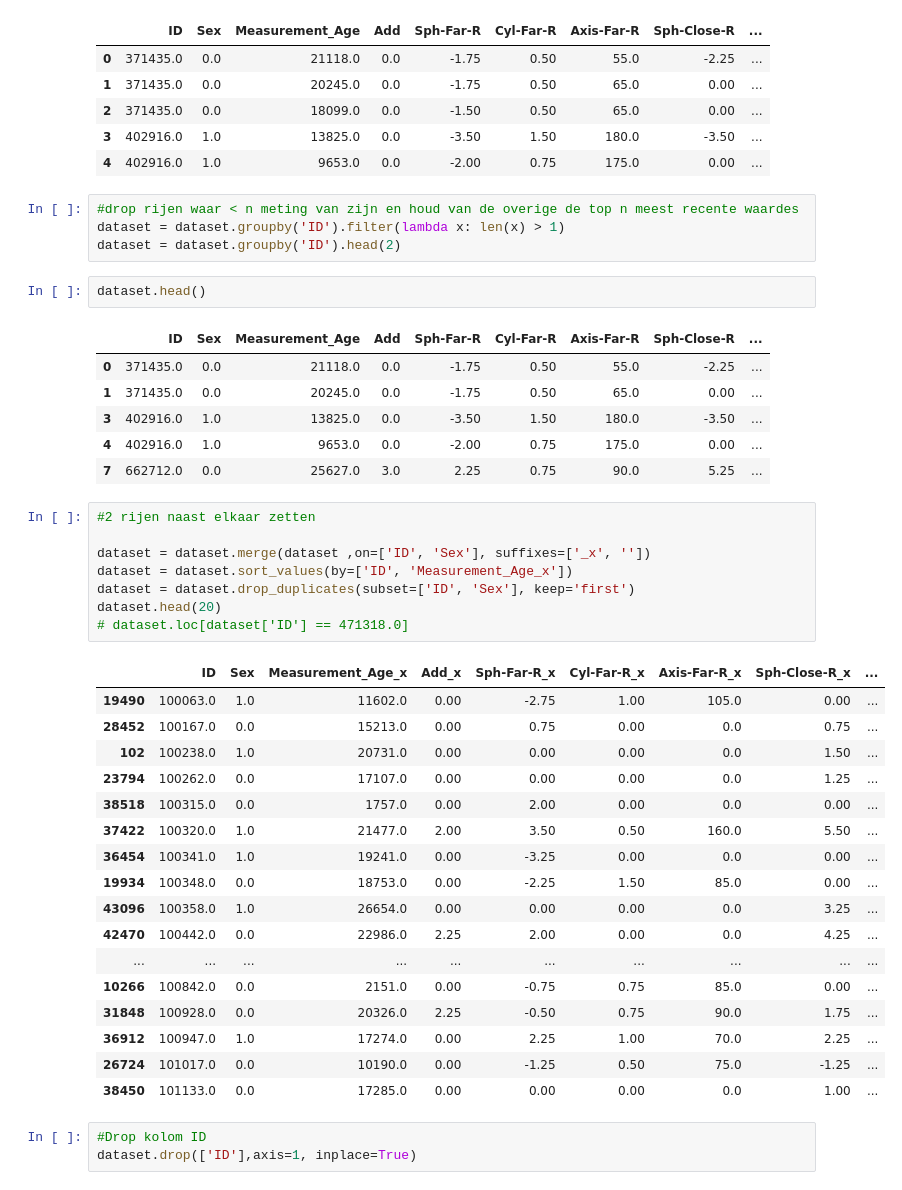
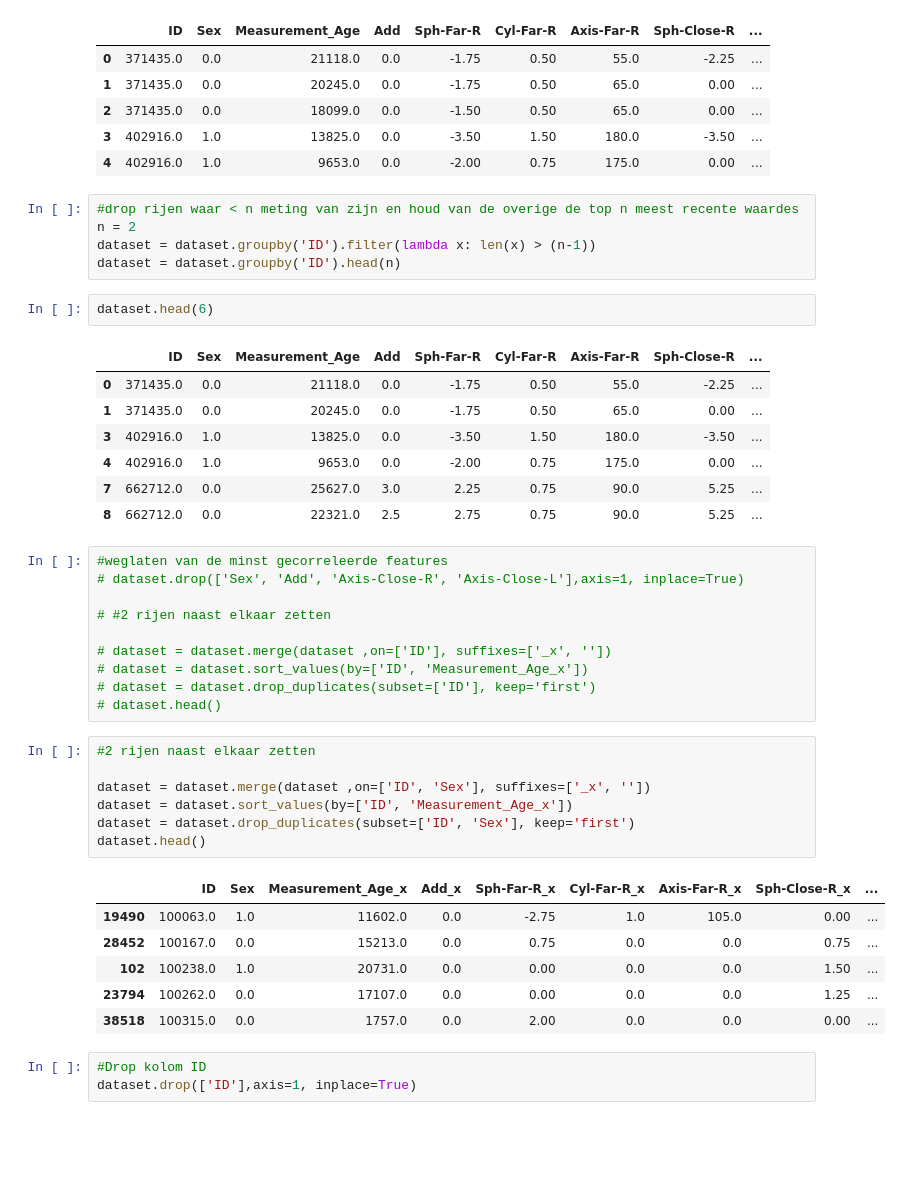
Before and after one commit to Arno989/Project-3, a Jupyter notebook: ML/2_row_model.ipynb, the cells around one changed output. Saved outputs shown, nothing was run; the diff lists cells and outputs as text; blank space fills up the shorter version.

```diff
--- a/ML/2_row_model.ipynb
+++ b/ML/2_row_model.ipynb
@@ -42,10 +38,11 @@ dataset.head(5)
 | 4 | 402916.0 | 1.0 | 9653.0 | 0.0 | -2.00 | 0.75 | 175.0 | 0.00 | ... |
 # %%
 #drop rijen waar < n meting van zijn en houd van de overige de top n meest recente waardes
-dataset = dataset.groupby('ID').filter(lambda x: len(x) > 1)
-dataset = dataset.groupby('ID').head(2)
+n = 2
+dataset = dataset.groupby('ID').filter(lambda x: len(x) > (n-1))
+dataset = dataset.groupby('ID').head(n)
 # %%
-dataset.head()
+dataset.head(6)
 # %% [output]
 |  | ID | Sex | Measurement_Age | Add | Sph-Far-R | Cyl-Far-R | Axis-Far-R | Sph-Close-R | ... |
 | 0 | 371435.0 | 0.0 | 21118.0 | 0.0 | -1.75 | 0.50 | 55.0 | -2.25 | ... |
@@ -53,32 +50,31 @@ dataset.head()
 | 3 | 402916.0 | 1.0 | 13825.0 | 0.0 | -3.50 | 1.50 | 180.0 | -3.50 | ... |
 | 4 | 402916.0 | 1.0 | 9653.0 | 0.0 | -2.00 | 0.75 | 175.0 | 0.00 | ... |
 | 7 | 662712.0 | 0.0 | 25627.0 | 3.0 | 2.25 | 0.75 | 90.0 | 5.25 | ... |
+| 8 | 662712.0 | 0.0 | 22321.0 | 2.5 | 2.75 | 0.75 | 90.0 | 5.25 | ... |
+# %%
+#weglaten van de minst gecorreleerde features
+# dataset.drop(['Sex', 'Add', 'Axis-Close-R', 'Axis-Close-L'],axis=1, inplace=True)
+
+# #2 rijen naast elkaar zetten
+
+# dataset = dataset.merge(dataset ,on=['ID'], suffixes=['_x', ''])
+# dataset = dataset.sort_values(by=['ID', 'Measurement_Age_x'])
+# dataset = dataset.drop_duplicates(subset=['ID'], keep='first')
+# dataset.head()
 # %%
 #2 rijen naast elkaar zetten
 
 dataset = dataset.merge(dataset ,on=['ID', 'Sex'], suffixes=['_x', ''])
 dataset = dataset.sort_values(by=['ID', 'Measurement_Age_x'])
 dataset = dataset.drop_duplicates(subset=['ID', 'Sex'], keep='first')
-dataset.head(20)
-# dataset.loc[dataset['ID'] == 471318.0]
+dataset.head()
 # %% [output]
 |  | ID | Sex | Measurement_Age_x | Add_x | Sph-Far-R_x | Cyl-Far-R_x | Axis-Far-R_x | Sph-Close-R_x | ... |
-| 19490 | 100063.0 | 1.0 | 11602.0 | 0.00 | -2.75 | 1.00 | 105.0 | 0.00 | ... |
-| 28452 | 100167.0 | 0.0 | 15213.0 | 0.00 | 0.75 | 0.00 | 0.0 | 0.75 | ... |
-| 102 | 100238.0 | 1.0 | 20731.0 | 0.00 | 0.00 | 0.00 | 0.0 | 1.50 | ... |
-| 23794 | 100262.0 | 0.0 | 17107.0 | 0.00 | 0.00 | 0.00 | 0.0 | 1.25 | ... |
-| 38518 | 100315.0 | 0.0 | 1757.0 | 0.00 | 2.00 | 0.00 | 0.0 | 0.00 | ... |
-| 37422 | 100320.0 | 1.0 | 21477.0 | 2.00 | 3.50 | 0.50 | 160.0 | 5.50 | ... |
-| 36454 | 100341.0 | 1.0 | 19241.0 | 0.00 | -3.25 | 0.00 | 0.0 | 0.00 | ... |
-| 19934 | 100348.0 | 0.0 | 18753.0 | 0.00 | -2.25 | 1.50 | 85.0 | 0.00 | ... |
-| 43096 | 100358.0 | 1.0 | 26654.0 | 0.00 | 0.00 | 0.00 | 0.0 | 3.25 | ... |
-| 42470 | 100442.0 | 0.0 | 22986.0 | 2.25 | 2.00 | 0.00 | 0.0 | 4.25 | ... |
-| ... | ... | ... | ... | ... | ... | ... | ... | ... | ... |
-| 10266 | 100842.0 | 0.0 | 2151.0 | 0.00 | -0.75 | 0.75 | 85.0 | 0.00 | ... |
-| 31848 | 100928.0 | 0.0 | 20326.0 | 2.25 | -0.50 | 0.75 | 90.0 | 1.75 | ... |
-| 36912 | 100947.0 | 1.0 | 17274.0 | 0.00 | 2.25 | 1.00 | 70.0 | 2.25 | ... |
-| 26724 | 101017.0 | 0.0 | 10190.0 | 0.00 | -1.25 | 0.50 | 75.0 | -1.25 | ... |
-| 38450 | 101133.0 | 0.0 | 17285.0 | 0.00 | 0.00 | 0.00 | 0.0 | 1.00 | ... |
+| 19490 | 100063.0 | 1.0 | 11602.0 | 0.0 | -2.75 | 1.0 | 105.0 | 0.00 | ... |
+| 28452 | 100167.0 | 0.0 | 15213.0 | 0.0 | 0.75 | 0.0 | 0.0 | 0.75 | ... |
+| 102 | 100238.0 | 1.0 | 20731.0 | 0.0 | 0.00 | 0.0 | 0.0 | 1.50 | ... |
+| 23794 | 100262.0 | 0.0 | 17107.0 | 0.0 | 0.00 | 0.0 | 0.0 | 1.25 | ... |
+| 38518 | 100315.0 | 0.0 | 1757.0 | 0.0 | 2.00 | 0.0 | 0.0 | 0.00 | ... |
 # %%
 #Drop kolom ID
 dataset.drop(['ID'],axis=1, inplace=True)
```
Also changed, not shown: parts of 12 cells of this notebook, 1 other file.
